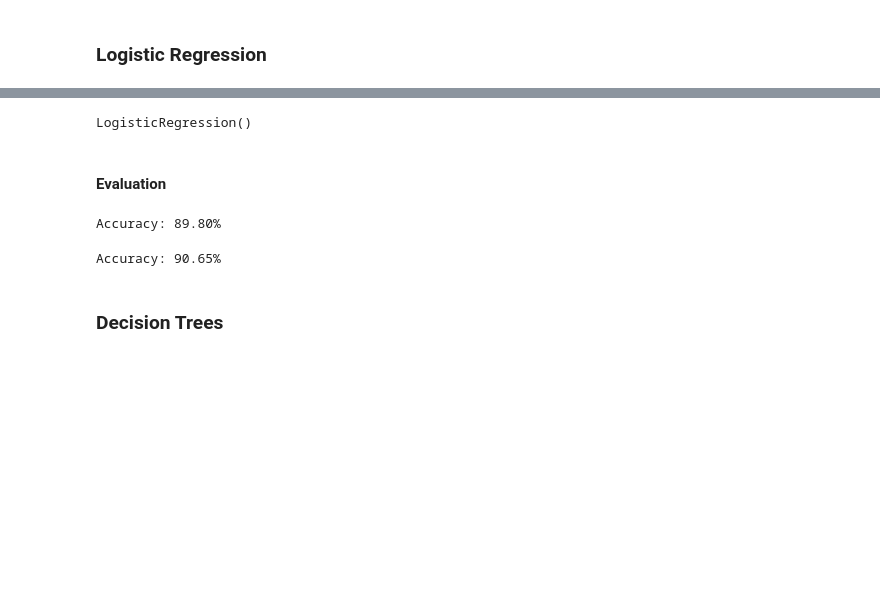
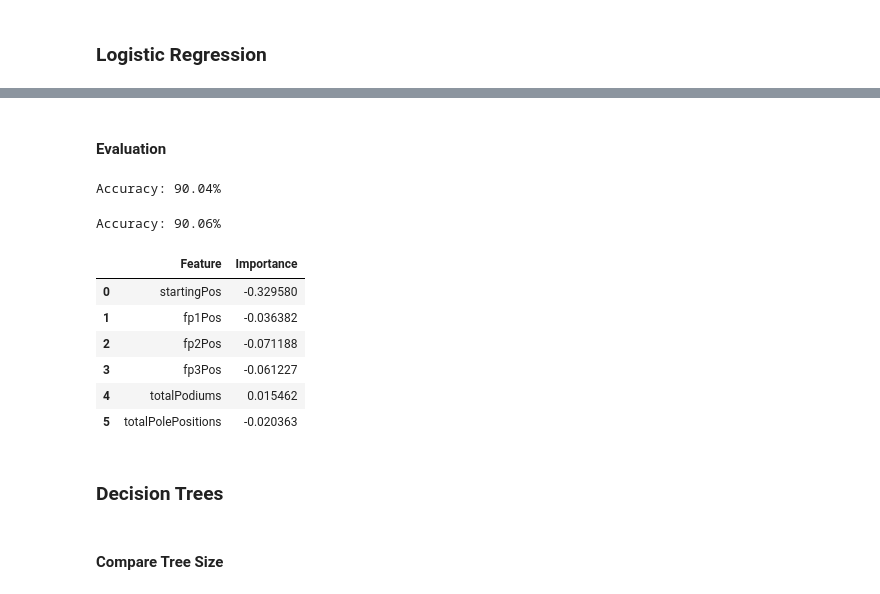
Before and after one commit to BaghettiGH/Predict-F1-Podium, a Jupyter notebook: F1WinnerPrediction.ipynb, the cells around one changed output, grey strips where cells are left out. Saved outputs shown, nothing was run; the diff lists cells and outputs as text; code cells hidden in the pictures; blank space fills up the shorter version.

Commit message:
Decision Tree Update

```diff
--- a/F1WinnerPrediction.ipynb
+++ b/F1WinnerPrediction.ipynb
@@ -198,6 +199,6 @@ sns.heatmap(corr_matrix1,annot = True, cmap='coolwarm')
 ### Logistic Regression
 # %%
 dfLr = df
-features = ['startingPos','fp1Pos','fp2Pos','fp3Pos','totalPodiums','totalPolePositions']
-X = dfLr[features]
-y = dfLr['podiumFinish']
+features = ['startingPos','fp1Pos','fp2Pos','fp3Pos']
+XLr = dfLr[features]
+yLr = dfLr['podiumFinish']
@@ -215,20 +211,31 @@ logReg = LogisticRegression()
-# %%
-logReg.fit(X_train,y_train)
-# %% [output]
-LogisticRegression()
 # %% [markdown]
 #### Evaluation
 # %%
-trainPred = logReg.predict(X_train)
-trainAccuracy = accuracy_score(trainPred,y_train)
-print(f"Accuracy: {trainAccuracy * 100:.2f}%")
+trainPredLR = logReg.predict(X_train)
+trainAccuracyLR = accuracy_score(trainPredLR,y_train)
+print(f"Accuracy: {trainAccuracyLR * 100:.2f}%")
 # %% [output]
-Accuracy: 89.80%
+Accuracy: 90.04%
 # %%
-testPred = logReg.predict(X_test)
-testAccuracy = accuracy_score(testPred,y_test)
-print(f"Accuracy: {testAccuracy * 100:.2f}%")
+testPredLR = logReg.predict(X_test)
+testAccuracyLR = accuracy_score(testPredLR,y_test)
+print(f"Accuracy: {testAccuracyLR * 100:.2f}%")
 # %% [output]
-Accuracy: 90.65%
+Accuracy: 90.06%
+# %%
+importance = logReg.coef_[0]
+importanceDf = pd.DataFrame({
+    'Feature':X.columns,
+    'Importance':importance
+})
+importanceDf
+# %% [output]
+|  | Feature | Importance |
+| 0 | startingPos | -0.329580 |
+| 1 | fp1Pos | -0.036382 |
+| 2 | fp2Pos | -0.071188 |
+| 3 | fp3Pos | -0.061227 |
+| 4 | totalPodiums | 0.015462 |
+| 5 | totalPolePositions | -0.020363 |
 # %% [markdown]
 ### Decision Trees
@@ -234,0 +247,2 @@ Accuracy: 90.65%
+# %% [markdown]
+#### Compare Tree Size
```
Also changed, not shown: parts of 9 cells of this notebook.
